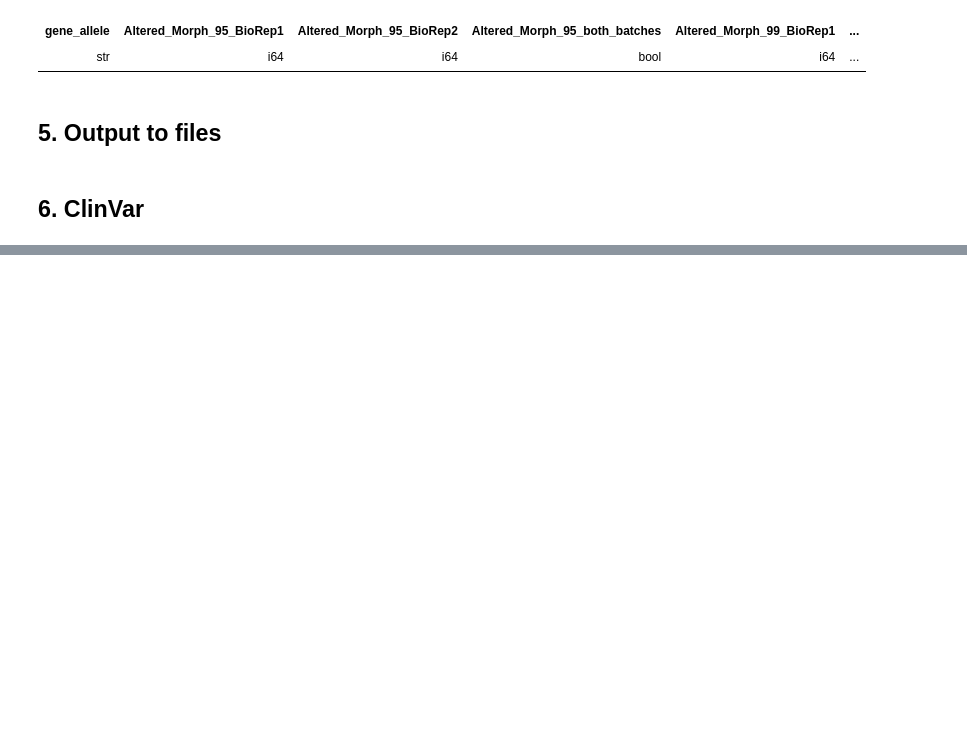
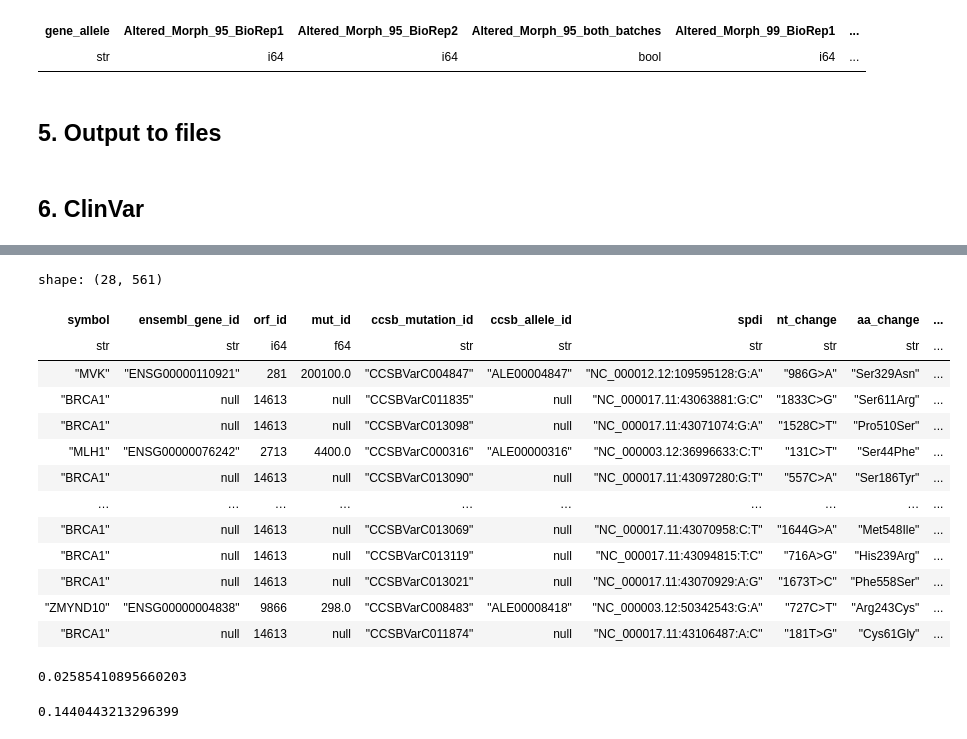
Before and after one commit to broadinstitute/2025_varchamp_snakemake, a Jupyter notebook: 3.downstream_analyses/scripts/3_classification_metrics.ipynb, the cells around one changed output, grey strips where cells are left out. Saved outputs shown, nothing was run; the diff lists cells and outputs as text; code cells hidden in the pictures; blank space fills up the shorter version.

```diff
--- a/3.downstream_analyses/scripts/3_classification_metrics.ipynb
+++ b/3.downstream_analyses/scripts/3_classification_metrics.ipynb
@@ -987,3 +1140,35 @@ plt.tight_layout()
+# %%
+summary_clin_var.with_columns(
+    pl.when(pl.col("AUROC_Mean_Morph") > 0.96)
+    .then(pl.lit(True))
+    .otherwise(pl.lit(False))
+    .alias("hit")
+).filter(
+    pl.col("hit")
+).unique("gene_allele")
+# %% [output]
+shape: (28, 561)
+| symbol | ensembl_gene_id | orf_id | mut_id | ccsb_mutation_id | ccsb_allele_id | spdi | nt_change | aa_change | ... |
+| str | str | i64 | f64 | str | str | str | str | str | ... |
+| "MVK" | "ENSG00000110921" | 281 | 200100.0 | "CCSBVarC004847" | "ALE00004847" | "NC_000012.12:109595128:G:A" | "986G>A" | "Ser329Asn" | ... |
+| "BRCA1" | null | 14613 | null | "CCSBVarC011835" | null | "NC_000017.11:43063881:G:C" | "1833C>G" | "Ser611Arg" | ... |
+| "BRCA1" | null | 14613 | null | "CCSBVarC013098" | null | "NC_000017.11:43071074:G:A" | "1528C>T" | "Pro510Ser" | ... |
+| "MLH1" | "ENSG00000076242" | 2713 | 4400.0 | "CCSBVarC000316" | "ALE00000316" | "NC_000003.12:36996633:C:T" | "131C>T" | "Ser44Phe" | ... |
+| "BRCA1" | null | 14613 | null | "CCSBVarC013090" | null | "NC_000017.11:43097280:G:T" | "557C>A" | "Ser186Tyr" | ... |
+| … | … | … | … | … | … | … | … | … | ... |
+| "BRCA1" | null | 14613 | null | "CCSBVarC013069" | null | "NC_000017.11:43070958:C:T" | "1644G>A" | "Met548Ile" | ... |
+| "BRCA1" | null | 14613 | null | "CCSBVarC013119" | null | "NC_000017.11:43094815:T:C" | "716A>G" | "His239Arg" | ... |
+| "BRCA1" | null | 14613 | null | "CCSBVarC013021" | null | "NC_000017.11:43070929:A:G" | "1673T>C" | "Phe558Ser" | ... |
+| "ZMYND10" | "ENSG00000004838" | 9866 | 298.0 | "CCSBVarC008483" | "ALE00008418" | "NC_000003.12:50342543:G:A" | "727C>T" | "Arg243Cys" | ... |
+| "BRCA1" | null | 14613 | null | "CCSBVarC011874" | null | "NC_000017.11:43106487:A:C" | "181T>G" | "Cys61Gly" | ... |
+# %%
+28 / 1083
+# %% [output]
+0.02585410895660203
+# %%
+156 / 1083
+# %% [output]
+0.1440443213296399
 # %%
 # Create pie chart for ClinVar annotation categories
 fig, ax = plt.subplots(1, 1, figsize=(8, 8))
```
Also changed, not shown: parts of 11 cells of this notebook, 6 other files.
